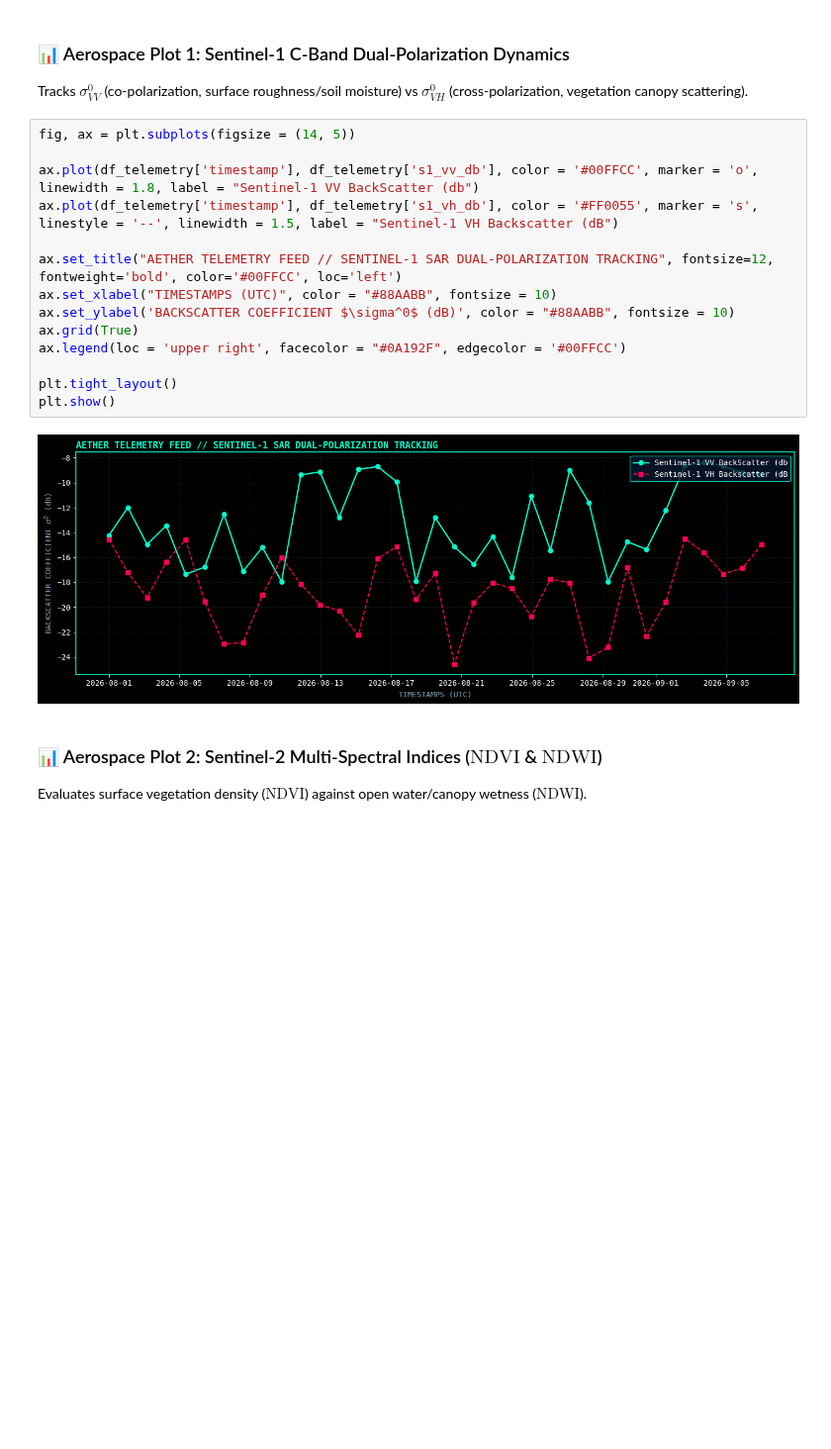
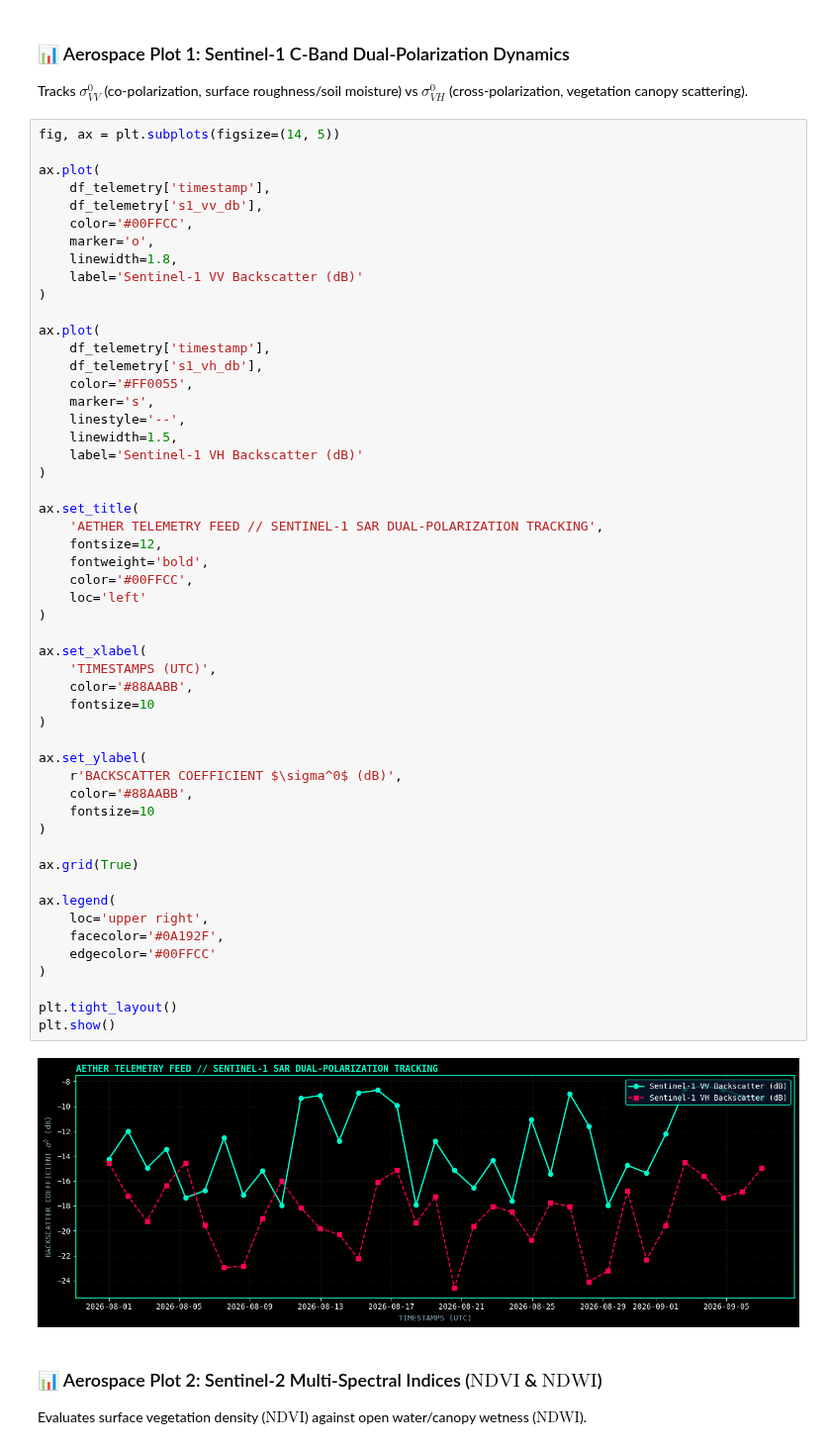
Before and after one commit to GOURGOPAL618/THE_MRIDANSH, a Jupyter notebook: 1_notebooks_sandbox/01-data-ingestion.ipynb, the cells around one changed output. Shown at 99% size. Cells and saved outputs as stored; diff of their text form; blank space fills up the shorter version.

```diff
--- a/1_notebooks_sandbox/01-data-ingestion.ipynb
+++ b/1_notebooks_sandbox/01-data-ingestion.ipynb
@@ -159,21 +159,59 @@ print("=========================================================")
 ### 📊 Aerospace Plot 1: Sentinel-1 C-Band Dual-Polarization Dynamics
 Tracks $\sigma^0_{VV}$ (co-polarization, surface roughness/soil moisture) vs $\sigma^0_{VH}$ (cross-polarization, vegetation canopy scattering).
 # %%
-fig, ax = plt.subplots(figsize = (14, 5))
+fig, ax = plt.subplots(figsize=(14, 5))
 
-ax.plot(df_telemetry['timestamp'], df_telemetry['s1_vv_db'], color = '#00FFCC', marker = 'o', linewidth = 1.8, label = "Sentinel-1 VV BackScatter (db")
-ax.plot(df_telemetry['timestamp'], df_telemetry['s1_vh_db'], color = '#FF0055', marker = 's', linestyle = '--', linewidth = 1.5, label = "Sentinel-1 VH Backscatter (dB")
+ax.plot(
+    df_telemetry['timestamp'],
+    df_telemetry['s1_vv_db'],
+    color='#00FFCC',
+    marker='o',
+    linewidth=1.8,
+    label='Sentinel-1 VV Backscatter (dB)'
+)
 
-ax.set_title("AETHER TELEMETRY FEED // SENTINEL-1 SAR DUAL-POLARIZATION TRACKING", fontsize=12, fontweight='bold', color='#00FFCC', loc='left')
-ax.set_xlabel("TIMESTAMPS (UTC)", color = "#88AABB", fontsize = 10)
-ax.set_ylabel('BACKSCATTER COEFFICIENT $\sigma^0$ (dB)', color = "#88AABB", fontsize = 10)
+ax.plot(
+    df_telemetry['timestamp'],
+    df_telemetry['s1_vh_db'],
+    color='#FF0055',
+    marker='s',
+    linestyle='--',
+    linewidth=1.5,
+    label='Sentinel-1 VH Backscatter (dB)'
+)
+
+ax.set_title(
+    'AETHER TELEMETRY FEED // SENTINEL-1 SAR DUAL-POLARIZATION TRACKING',
+    fontsize=12,
+    fontweight='bold',
+    color='#00FFCC',
+    loc='left'
+)
+
+ax.set_xlabel(
+    'TIMESTAMPS (UTC)',
+    color='#88AABB',
+    fontsize=10
+)
+
+ax.set_ylabel(
+    r'BACKSCATTER COEFFICIENT $\sigma^0$ (dB)',
+    color='#88AABB',
+    fontsize=10
+)
+
 ax.grid(True)
-ax.legend(loc = 'upper right', facecolor = "#0A192F", edgecolor = '#00FFCC')
+
+ax.legend(
+    loc='upper right',
+    facecolor='#0A192F',
+    edgecolor='#00FFCC'
+)
 
 plt.tight_layout()
 plt.show()
 # %% [output]
-[figure, old version]
+[figure, new version]
 # %% [markdown]
 ### 📊 Aerospace Plot 2: Sentinel-2 Multi-Spectral Indices ($\text{NDVI}$ & $\text{NDWI}$)
 Evaluates surface vegetation density ($\text{NDVI}$) against open water/canopy wetness ($\text{NDWI}$).
```
Also changed, not shown: parts of 3 cells of this notebook.
